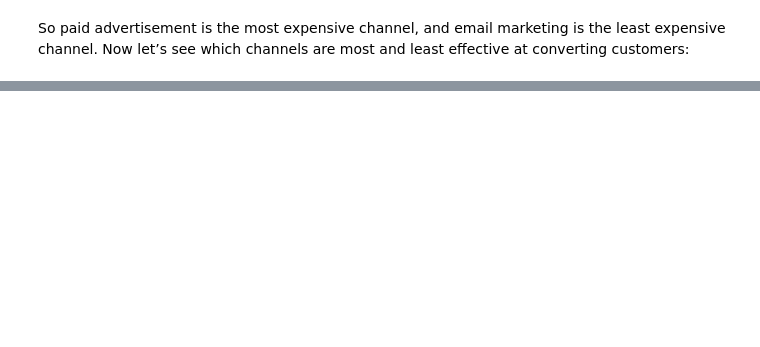
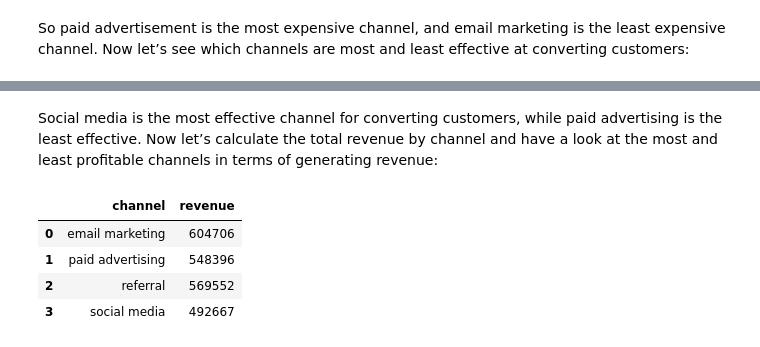
Before and after one commit to Gasmi33/Customer-Lifetime-Value-Analysis, a Jupyter notebook: Customer Lifetime Value Analysis.ipynb, the cells around one changed output, grey strips where cells are left out. Saved outputs shown, nothing was run; the diff lists cells and outputs as text; code cells hidden in the pictures; blank space fills up the shorter version.

```diff
--- a/Customer Lifetime Value Analysis.ipynb
+++ b/Customer Lifetime Value Analysis.ipynb
@@ -63,3 +63,15 @@ fig = px.bar(revenue_by_channel,
 fig.show()
 # %% [output]
 [interactive output not drawn]
+# %% [markdown]
+Social media is the most effective channel for converting customers, while paid advertising is the least effective. Now let’s calculate the total revenue by channel and have a look at the most and least profitable channels in terms of generating revenue:
+# %%
+revenue_by_channel = data.groupby('channel')['revenue'].sum().reset_index()
+# %%
+revenue_by_channel
+# %% [output]
+|  | channel | revenue |
+| 0 | email marketing | 604706 |
+| 1 | paid advertising | 548396 |
+| 2 | referral | 569552 |
+| 3 | social media | 492667 |
```
Also changed, not shown: parts of 22 cells of this notebook.
